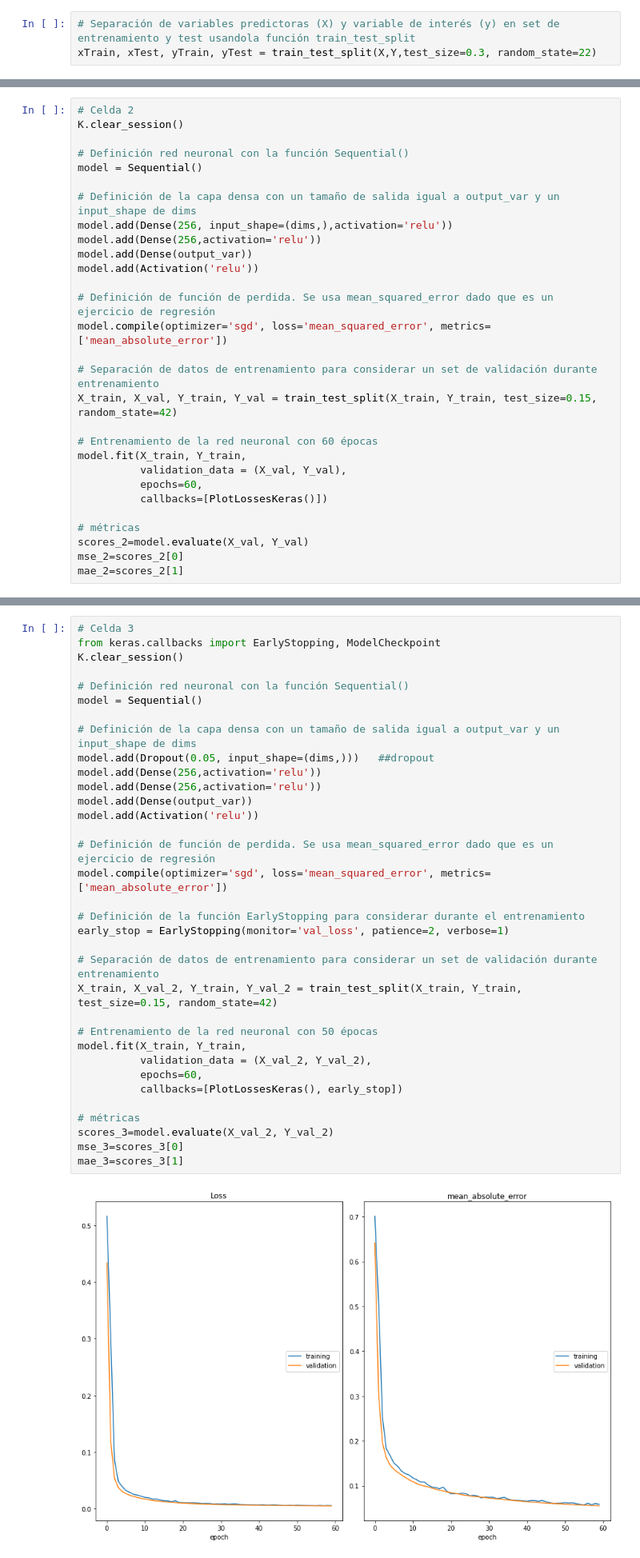
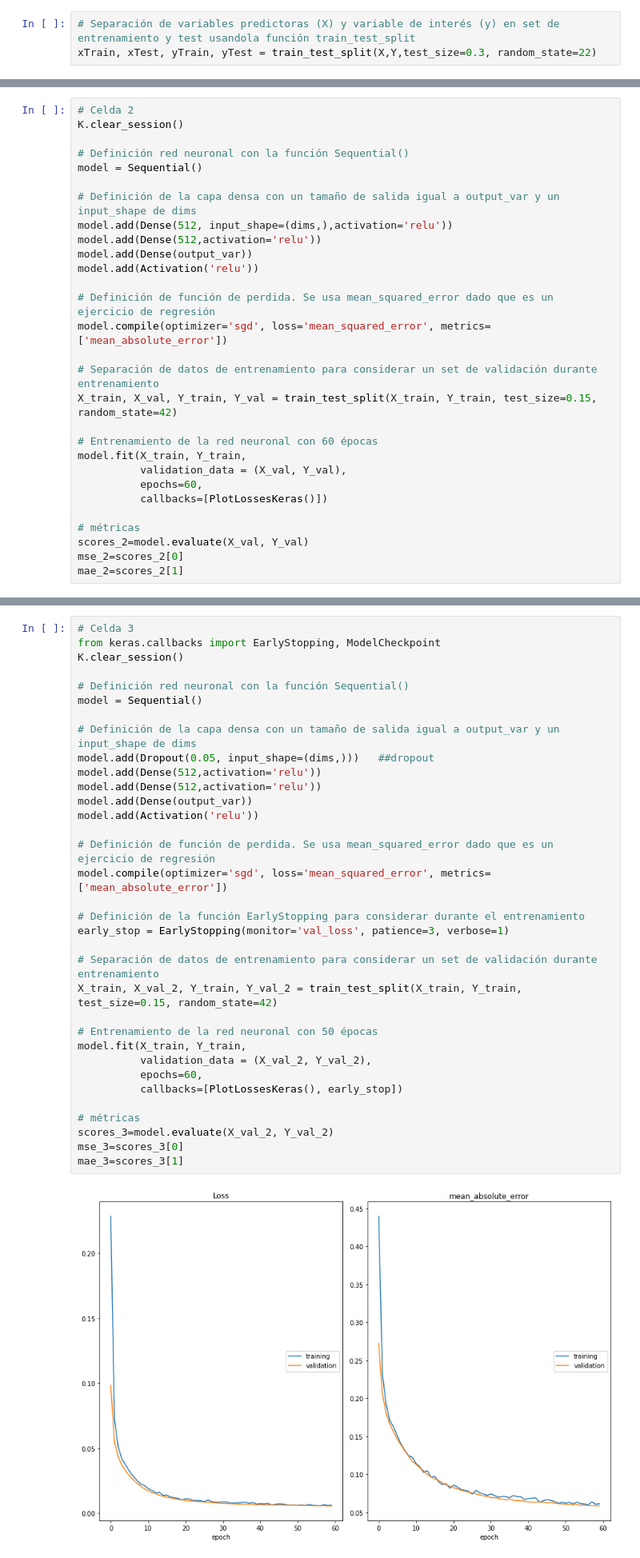
Before and after one commit to dsmunoz34/ML_NLP, a Jupyter notebook: Semana 6/S6TC1-Redes_Neuronales.ipynb, the cells around one changed output, grey strips where cells are left out. Shown at 80% size. Drawn from its saved outputs; the diff is of its cells as text.

```diff
--- a/Semana 6/S6TC1-Redes_Neuronales.ipynb
+++ b/Semana 6/S6TC1-Redes_Neuronales.ipynb
@@ -129,8 +129,8 @@ K.clear_session()
 model = Sequential()
 
 # Definición de la capa densa con un tamaño de salida igual a output_var y un input_shape de dims
-model.add(Dense(256, input_shape=(dims,),activation='relu'))
-model.add(Dense(256,activation='relu'))
+model.add(Dense(512, input_shape=(dims,),activation='relu'))
+model.add(Dense(512,activation='relu'))
 model.add(Dense(output_var))
 model.add(Activation('relu'))
 
@@ -169,35 +169,35 @@ En la celda 3 creen **una red neuronal con más de una capa con la librería Ker
 from keras.callbacks import EarlyStopping, ModelCheckpoint
 K.clear_session()
 
 # Definición red neuronal con la función Sequential()
 model = Sequential()
 
 # Definición de la capa densa con un tamaño de salida igual a output_var y un input_shape de dims
 model.add(Dropout(0.05, input_shape=(dims,)))   ##dropout
-model.add(Dense(256,activation='relu'))
-model.add(Dense(256,activation='relu'))
+model.add(Dense(512,activation='relu'))
+model.add(Dense(512,activation='relu'))
 model.add(Dense(output_var))
 model.add(Activation('relu'))
 
 # Definición de función de perdida. Se usa mean_squared_error dado que es un ejercicio de regresión
 model.compile(optimizer='sgd', loss='mean_squared_error', metrics=['mean_absolute_error'])
 
 # Definición de la función EarlyStopping para considerar durante el entrenamiento
-early_stop = EarlyStopping(monitor='val_loss', patience=2, verbose=1)
+early_stop = EarlyStopping(monitor='val_loss', patience=3, verbose=1)
 
 # Separación de datos de entrenamiento para considerar un set de validación durante entrenamiento
 X_train, X_val_2, Y_train, Y_val_2 = train_test_split(X_train, Y_train, test_size=0.15, random_state=42)
 
 # Entrenamiento de la red neuronal con 50 épocas
 model.fit(X_train, Y_train,
           validation_data = (X_val_2, Y_val_2),
           epochs=60,
           callbacks=[PlotLossesKeras(), early_stop])
 
 # métricas
 scores_3=model.evaluate(X_val_2, Y_val_2)
 mse_3=scores_3[0]
 mae_3=scores_3[1]
 # %% [output]
-[figure, old version]
+[figure, new version]
 Loss
```
Also changed, not shown: parts of 6 cells of this notebook.
